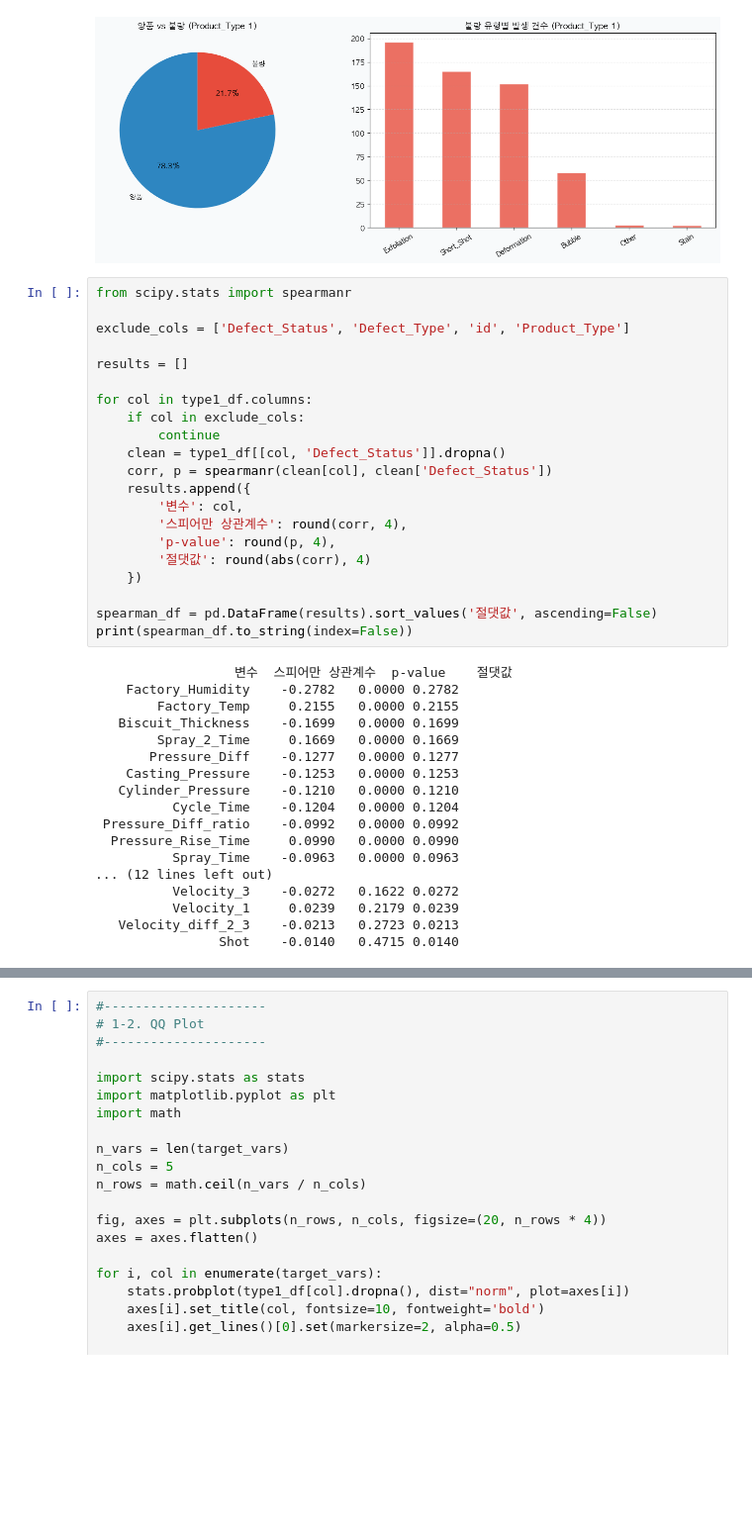
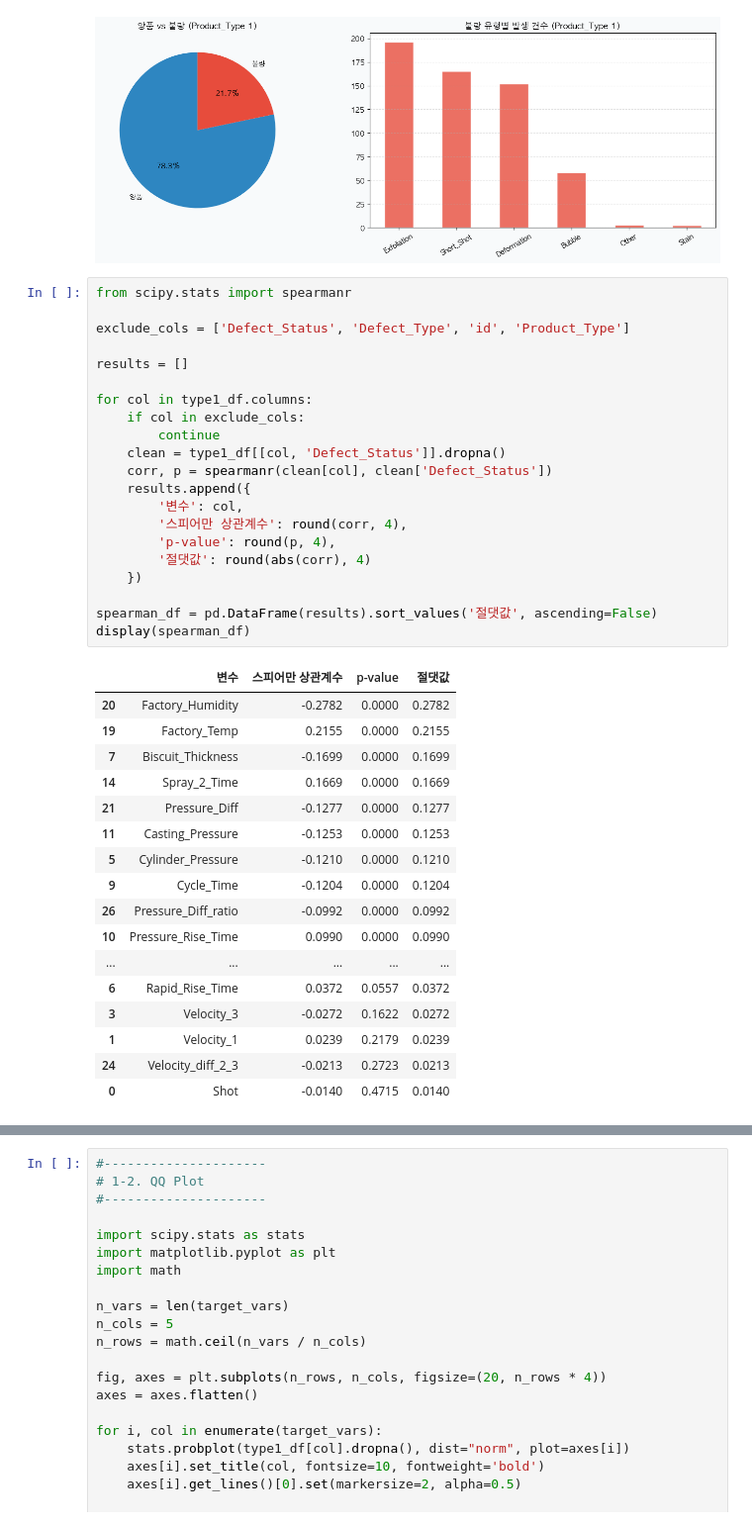
Before and after one commit to heeso0908/hotsix, a Jupyter notebook: notebooks/지소윤/통계.ipynb, the cells around one changed output, grey strips where cells are left out. Shown at 99% size. Drawn from its saved outputs; the diff is of its cells as text; blank space fills up the shorter version.

```diff
--- a/notebooks/지소윤/통계.ipynb
+++ b/notebooks/지소윤/통계.ipynb
@@ -133,42 +133,42 @@ plt.show()
 # %%
 from scipy.stats import spearmanr
 
 exclude_cols = ['Defect_Status', 'Defect_Type', 'id', 'Product_Type']
 
 results = []
 
 for col in type1_df.columns:
     if col in exclude_cols:
         continue
     clean = type1_df[[col, 'Defect_Status']].dropna()
     corr, p = spearmanr(clean[col], clean['Defect_Status'])
     results.append({
         '변수': col,
         '스피어만 상관계수': round(corr, 4),
         'p-value': round(p, 4),
         '절댓값': round(abs(corr), 4)
     })
 
 spearman_df = pd.DataFrame(results).sort_values('절댓값', ascending=False)
-print(spearman_df.to_string(index=False))
+display(spearman_df)
 # %% [output]
-                  변수  스피어만 상관계수  p-value    절댓값
-    Factory_Humidity    -0.2782   0.0000 0.2782
-        Factory_Temp     0.2155   0.0000 0.2155
-   Biscuit_Thickness    -0.1699   0.0000 0.1699
-        Spray_2_Time     0.1669   0.0000 0.1669
-       Pressure_Diff    -0.1277   0.0000 0.1277
-    Casting_Pressure    -0.1253   0.0000 0.1253
-   Cylinder_Pressure    -0.1210   0.0000 0.1210
-          Cycle_Time    -0.1204   0.0000 0.1204
- Pressure_Diff_ratio    -0.0992   0.0000 0.0992
-  Pressure_Rise_Time     0.0990   0.0000 0.0990
-          Spray_Time    -0.0963   0.0000 0.0963
-... (12 lines left out)
-          Velocity_3    -0.0272   0.1622 0.0272
-          Velocity_1     0.0239   0.2179 0.0239
-   Velocity_diff_2_3    -0.0213   0.2723 0.0213
-                Shot    -0.0140   0.4715 0.0140
+|  | 변수 | 스피어만 상관계수 | p-value | 절댓값 |
+| 20 | Factory_Humidity | -0.2782 | 0.0000 | 0.2782 |
+| 19 | Factory_Temp | 0.2155 | 0.0000 | 0.2155 |
+| 7 | Biscuit_Thickness | -0.1699 | 0.0000 | 0.1699 |
+| 14 | Spray_2_Time | 0.1669 | 0.0000 | 0.1669 |
+| 21 | Pressure_Diff | -0.1277 | 0.0000 | 0.1277 |
+| 11 | Casting_Pressure | -0.1253 | 0.0000 | 0.1253 |
+| 5 | Cylinder_Pressure | -0.1210 | 0.0000 | 0.1210 |
+| 9 | Cycle_Time | -0.1204 | 0.0000 | 0.1204 |
+| 26 | Pressure_Diff_ratio | -0.0992 | 0.0000 | 0.0992 |
+| 10 | Pressure_Rise_Time | 0.0990 | 0.0000 | 0.0990 |
+| ... | ... | ... | ... | ... |
+| 6 | Rapid_Rise_Time | 0.0372 | 0.0557 | 0.0372 |
+| 3 | Velocity_3 | -0.0272 | 0.1622 | 0.0272 |
+| 1 | Velocity_1 | 0.0239 | 0.2179 | 0.0239 |
+| 24 | Velocity_diff_2_3 | -0.0213 | 0.2723 | 0.0213 |
+| 0 | Shot | -0.0140 | 0.4715 | 0.0140 |
 # %%
 #---------------------
 # 1. 정규성 검정
```
Also changed, not shown: parts of 8 cells of this notebook, 1 other file.
